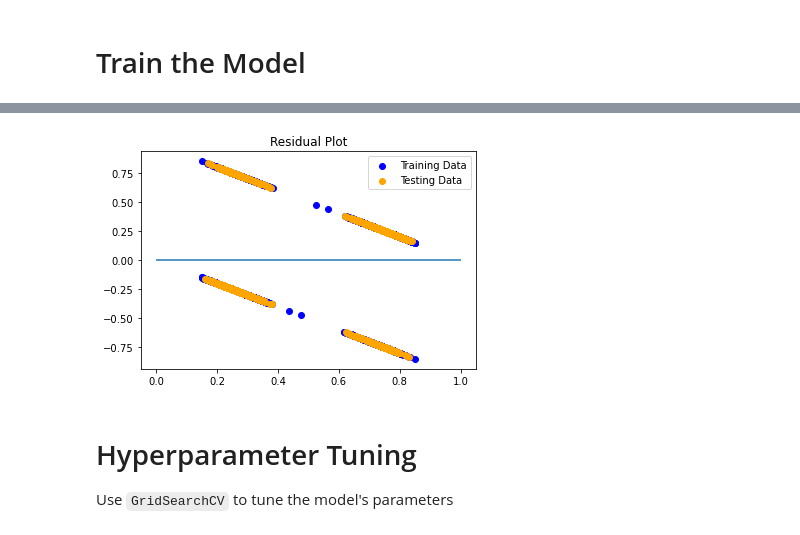
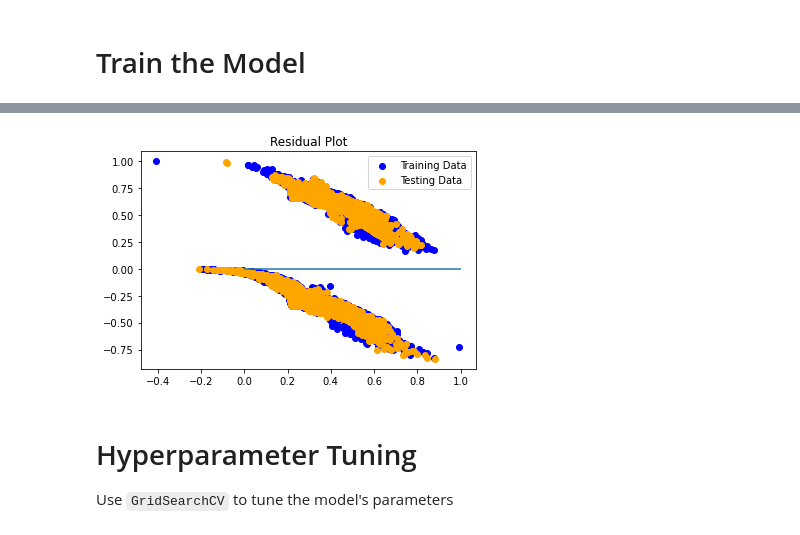
Before and after one commit to antoinetteboyle/machine-learning-challenge, a Jupyter notebook: model.ipynb, the cells around one changed output, grey strips where cells are left out. Saved outputs shown, nothing was run; the diff lists cells and outputs as text; code cells hidden in the pictures.

```diff
--- a/model.ipynb
+++ b/model.ipynb
@@ -164,7 +164,7 @@ Length: 3, dtype: object
 # %%
 #In X keep only cols koi_period is 0 ,ra is 4 and dec is 5
 X_train_featured = np.delete(X_train_scaled,[1,2,3,6], axis=1)
-X_test_featured = np.delete(X_train_scaled,[1,2,3,6], axis=1)
+X_test_featured = np.delete(X_test_scaled,[1,2,3,6], axis=1)
 
 X_train_featured_df = pd.DataFrame(X_train_featured)
 X_train_featured_df
@@ -287,29 +283,29 @@ Testing Data Score: [0.52847820520401, 0.768878698348999]
 # %%
 # Create a LinearRegression model and fit it to the scaled training data
 y_train_categorical
 
 ### BEGIN SOLUTION
 from sklearn.linear_model import LinearRegression
 modelLG = LinearRegression()
-modelLG.fit(X_train_scaled, y_train_categorical)
+modelLG.fit(X_train_featured, y_train_categorical)
 ### END SOLUTION
 
 # Make predictions using a fitted model
 # Plot the difference between the model predicted values and actual y values, versus the model predicted values
 # Hint: You can predict values of X training and testing data using the model.predict() method on a fitted model
 
 ### BEGIN SOLUTION
-predictions = modelLG.predict(X_test_scaled)
-#model.fit(X_train_scaled, y_train_categorical)
-plt.scatter(model.predict(X_train_scaled), y_train_categorical - model.predict(X_train_scaled), c="blue", label="Training Data")
-plt.scatter(model.predict(X_test_scaled), y_test_categorical - model.predict(X_test_scaled), c="orange", label="Testing Data")
+predictions = modelLG.predict(X_test_featured)
+
+plt.scatter(modelLG.predict(X_train_featured), y_train_categorical - model.predict(X_train_featured), c="blue", label="Training Data")
+plt.scatter(modelLG.predict(X_test_featured), y_test_categorical - model.predict(X_test_featured), c="orange", label="Testing Data")
 plt.legend()
 plt.hlines(y=0, xmin=y_test_categorical.min(), xmax=y_test_categorical.max())
 plt.title("Residual Plot")
 plt.show()
 ### END SOLUTION
 # %% [output]
-[figure, old version]
+[figure, new version]
 # %% [markdown]
 # Hyperparameter Tuning
 
```
Also changed, not shown: parts of 6 cells of this notebook.
